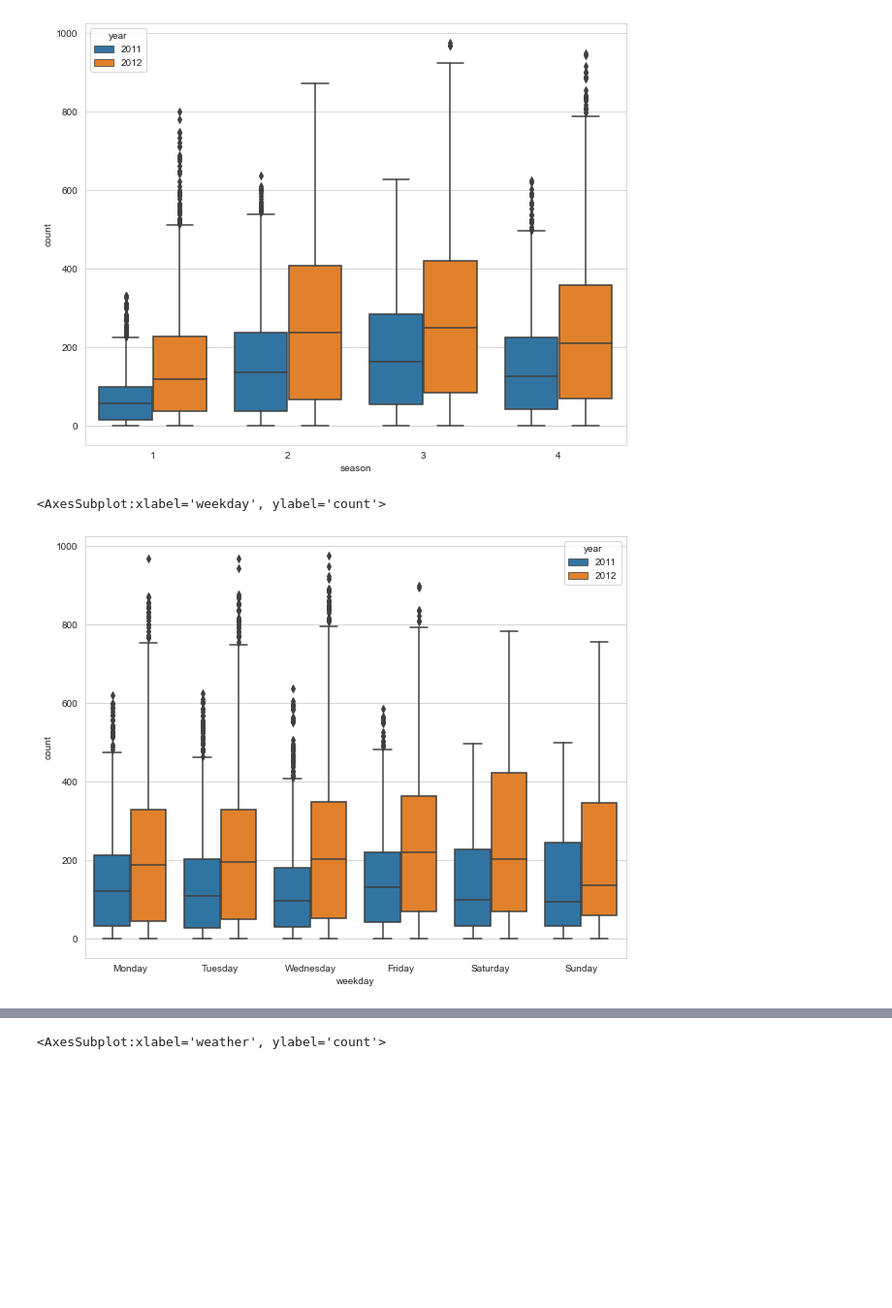
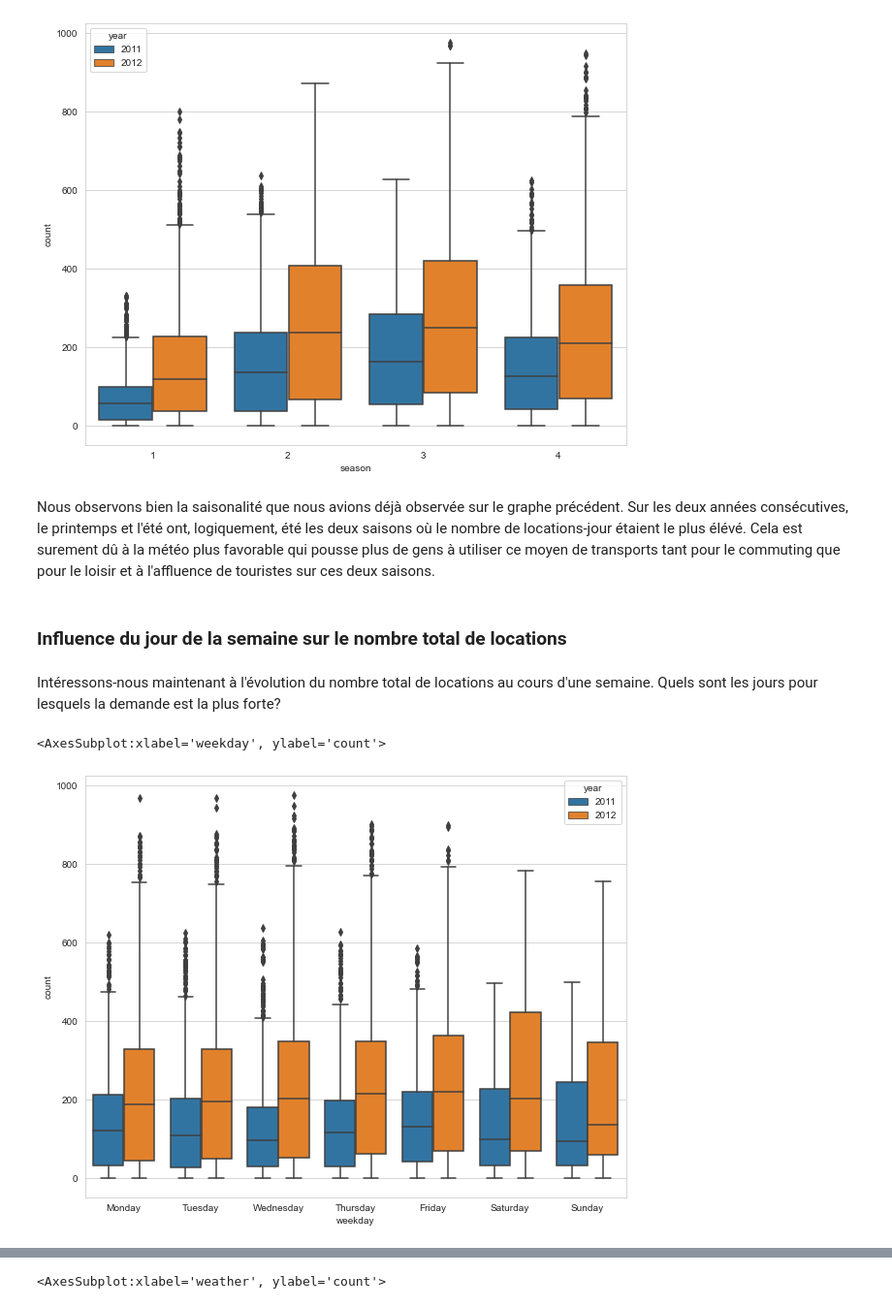
Before and after one commit to Antoine101/Bike-Sharing-Demand, a Jupyter notebook: Bike Sharing Demand.ipynb, the cells around one changed output, grey strips where cells are left out. Shown at 97% size. Drawn from its saved outputs; the diff is of its cells as text; code cells hidden in the pictures; blank space fills up the shorter version.

Commit message:
Added comments to the dataset exploration part

```diff
--- a/Bike Sharing Demand.ipynb
+++ b/Bike Sharing Demand.ipynb
@@ -209,9 +214,15 @@ sns.boxplot(x="season", y="count", data=dataset, hue="year")
 # %% [output]
 <AxesSubplot:xlabel='season', ylabel='count'>
 [figure]
+# %% [markdown]
+Nous observons bien la saisonalité que nous avions déjà observée sur le graphe précédent. Sur les deux années consécutives, le printemps et l'été ont, logiquement, été les deux saisons où le nombre de locations-jour étaient le plus élévé. Cela est surement dû à la météo plus favorable qui pousse plus de gens à utiliser ce moyen de transports tant pour le commuting que pour le loisir et à l'affluence de touristes sur ces deux saisons.
+# %% [markdown]
+### Influence du jour de la semaine sur le nombre total de locations
+# %% [markdown]
+Intéressons-nous maintenant à l'évolution du nombre total de locations au cours d'une semaine. Quels sont les jours pour lesquels la demande est la plus forte?
 # %%
 plt.figure(figsize=(10,8))
-sns.boxplot(x="weekday", y="count", data=dataset, hue="year", order=["Monday", "Tuesday", "Wednesday", "Friday", "Saturday", "Sunday"])
+sns.boxplot(x="weekday", y="count", data=dataset, hue="year", order=["Monday", "Tuesday", "Wednesday", "Thursday", "Friday", "Saturday", "Sunday"])
 # %% [output]
 <AxesSubplot:xlabel='weekday', ylabel='count'>
-[figure, old version]
+[figure, new version]
```
Also changed, not shown: parts of 25 cells of this notebook.
